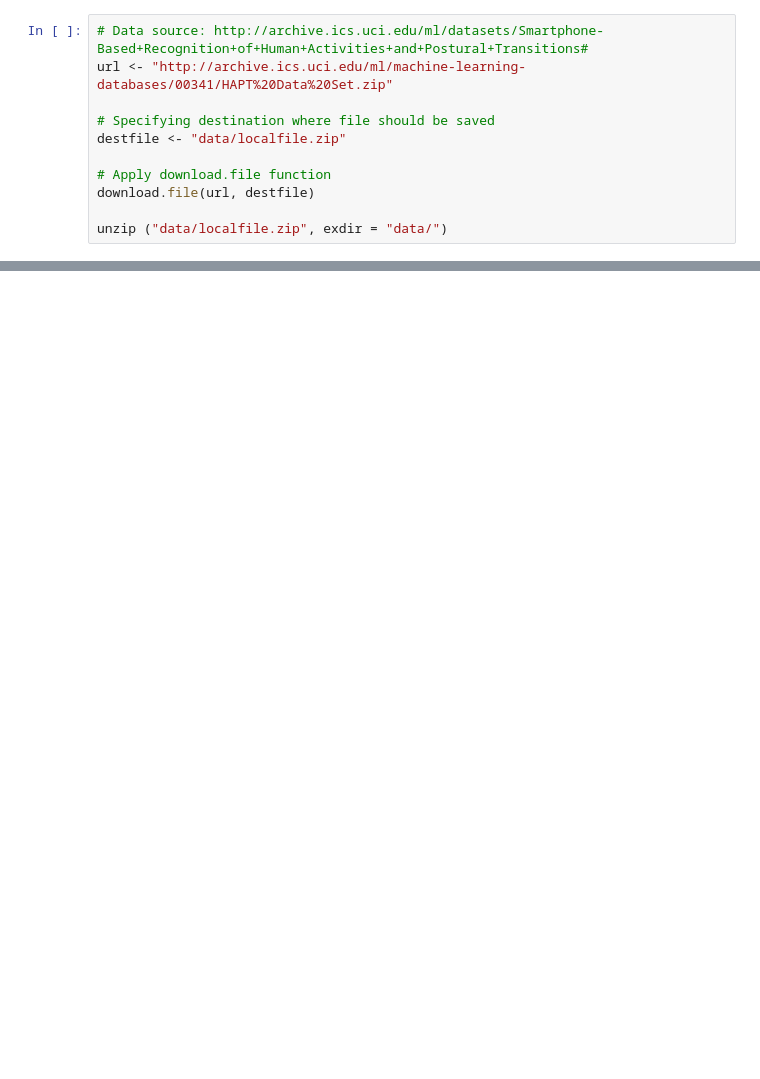
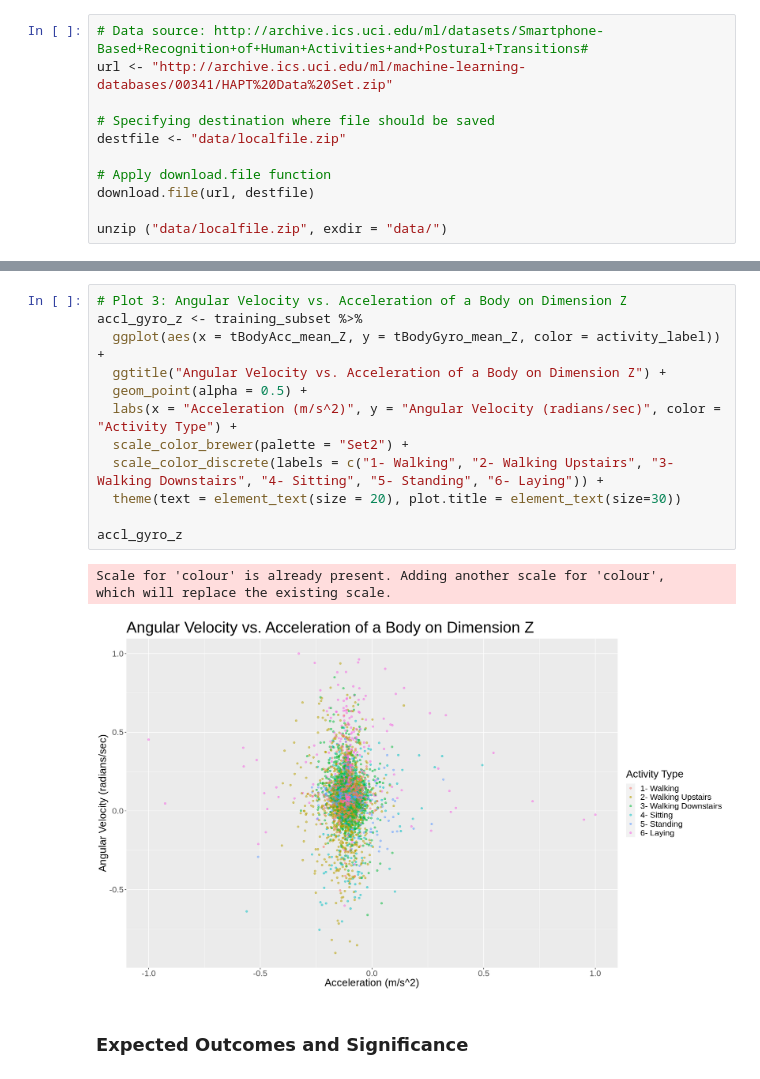
Before and after one commit to eleahj/dsci_project, a Jupyter notebook: human_activities.ipynb, the cells around one changed output, grey strips where cells are left out. Drawn from its saved outputs; the diff is of its cells as text; blank space fills up the shorter version.

```diff
--- a/human_activities.ipynb
+++ b/human_activities.ipynb
@@ -622,0 +292,18 @@ LIST OF FEATURES... -> we can use some of these as predictors...
+# %%
+# Plot 3: Angular Velocity vs. Acceleration of a Body on Dimension Z
+accl_gyro_z <- training_subset %>%
+  ggplot(aes(x = tBodyAcc_mean_Z, y = tBodyGyro_mean_Z, color = activity_label)) +
+  ggtitle("Angular Velocity vs. Acceleration of a Body on Dimension Z") +
+  geom_point(alpha = 0.5) +
+  labs(x = "Acceleration (m/s^2)", y = "Angular Velocity (radians/sec)", color = "Activity Type") +
+  scale_color_brewer(palette = "Set2") +
+  scale_color_discrete(labels = c("1- Walking", "2- Walking Upstairs", "3- Walking Downstairs", "4- Sitting", "5- Standing", "6- Laying")) +
+  theme(text = element_text(size = 20), plot.title = element_text(size=30))
+
+accl_gyro_z
+# %% [output]
+Scale for 'colour' is already present. Adding another scale for 'colour',
+which will replace the existing scale.
+[figure, added]
+# %% [markdown]
+### Expected Outcomes and Significance
```
Also changed, not shown: parts of 29 cells of this notebook.
